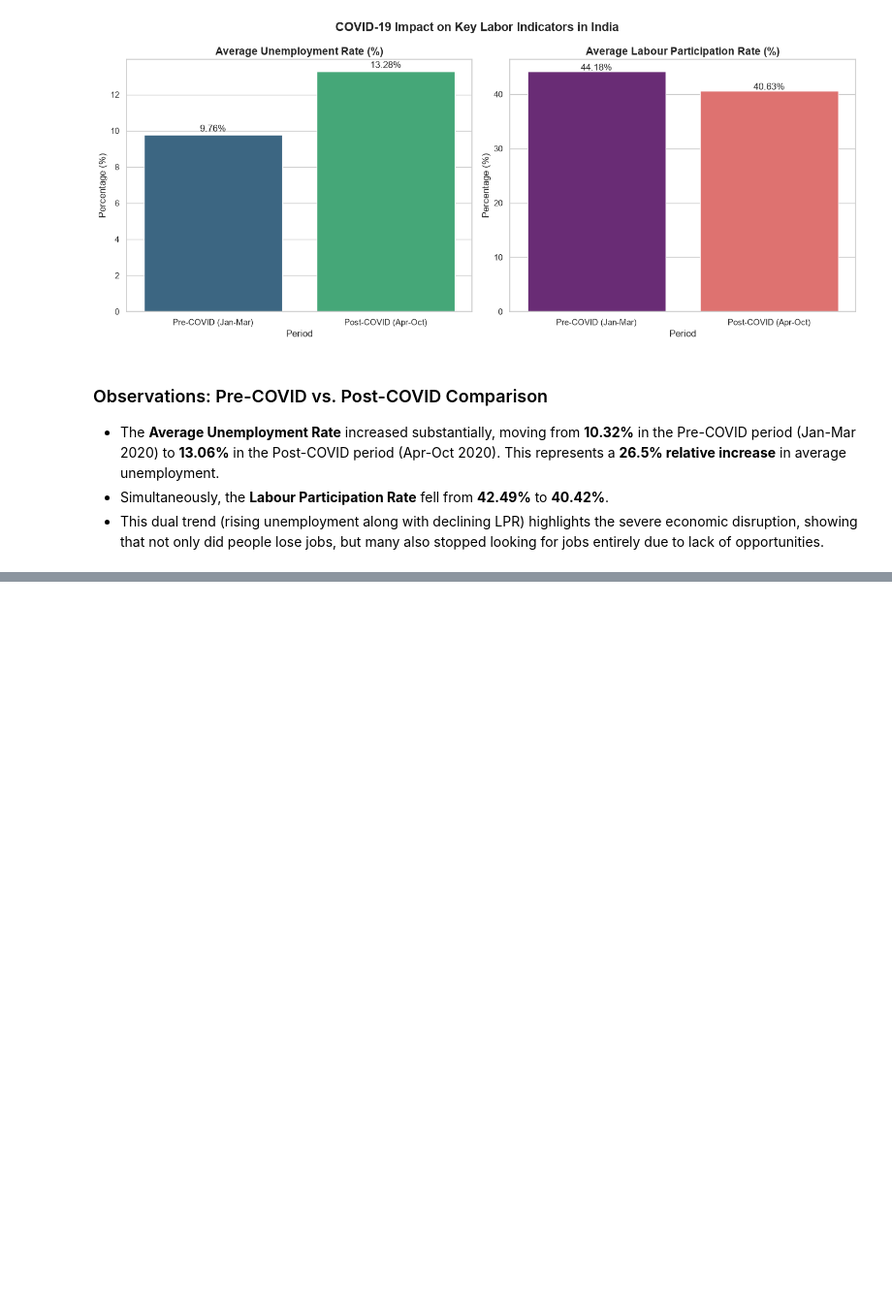
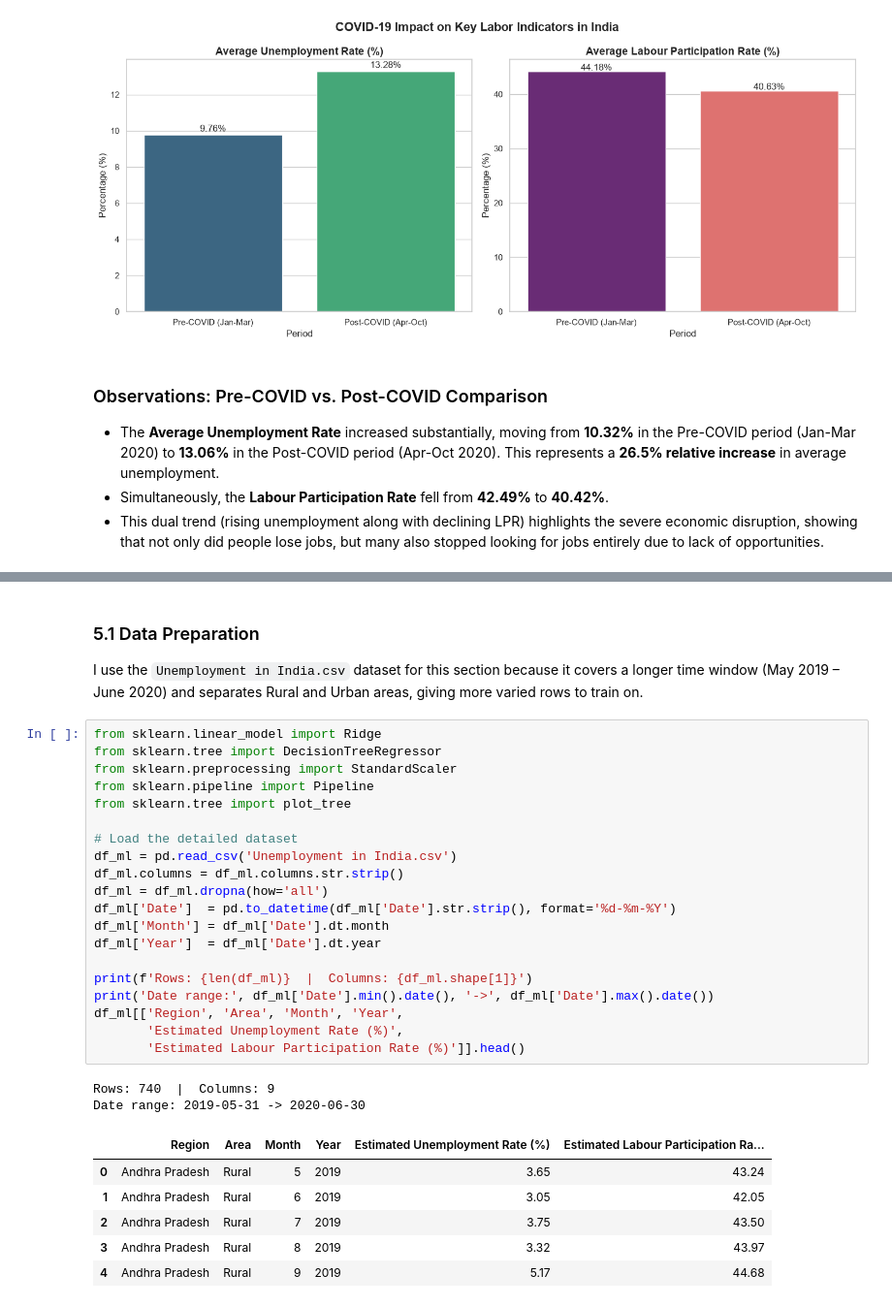
Before and after one commit to Piyush04492/Unemployment_Analysis, a Jupyter notebook: unemployment_analysis.ipynb, the cells around one changed output, grey strips where cells are left out. Shown at 97% size. Saved outputs shown, nothing was run; the diff lists cells and outputs as text; blank space fills up the shorter version.

```diff
--- a/unemployment_analysis.ipynb
+++ b/unemployment_analysis.ipynb
@@ -340,0 +350,35 @@ We partition the dataset into 80% training data and 20% testing data.
+# %% [markdown]
+### 5.1 Data Preparation
+
+I use the `Unemployment in India.csv` dataset for this section because it covers
+a longer time window (May 2019 – June 2020) and separates Rural and Urban areas,
+giving more varied rows to train on.
+# %%
+from sklearn.linear_model import Ridge
+from sklearn.tree import DecisionTreeRegressor
+from sklearn.preprocessing import StandardScaler
+from sklearn.pipeline import Pipeline
+from sklearn.tree import plot_tree
+
+# Load the detailed dataset
+df_ml = pd.read_csv('Unemployment in India.csv')
+df_ml.columns = df_ml.columns.str.strip()
+df_ml = df_ml.dropna(how='all')
+df_ml['Date']  = pd.to_datetime(df_ml['Date'].str.strip(), format='%d-%m-%Y')
+df_ml['Month'] = df_ml['Date'].dt.month
+df_ml['Year']  = df_ml['Date'].dt.year
+
+print(f'Rows: {len(df_ml)}  |  Columns: {df_ml.shape[1]}')
+print('Date range:', df_ml['Date'].min().date(), '->', df_ml['Date'].max().date())
+df_ml[['Region', 'Area', 'Month', 'Year',
+       'Estimated Unemployment Rate (%)',
+       'Estimated Labour Participation Rate (%)']].head()
+# %% [output]
+Rows: 740  |  Columns: 9
+Date range: 2019-05-31 -> 2020-06-30
+|  | Region | Area | Month | Year | Estimated Unemployment Rate (%) | Estimated Labour Participation Ra... |
+| 0 | Andhra Pradesh | Rural | 5 | 2019 | 3.65 | 43.24 |
+| 1 | Andhra Pradesh | Rural | 6 | 2019 | 3.05 | 42.05 |
+| 2 | Andhra Pradesh | Rural | 7 | 2019 | 3.75 | 43.50 |
+| 3 | Andhra Pradesh | Rural | 8 | 2019 | 3.32 | 43.97 |
+| 4 | Andhra Pradesh | Rural | 9 | 2019 | 5.17 | 44.68 |
```
Also changed, not shown: parts of 21 cells of this notebook, 3 other files.
